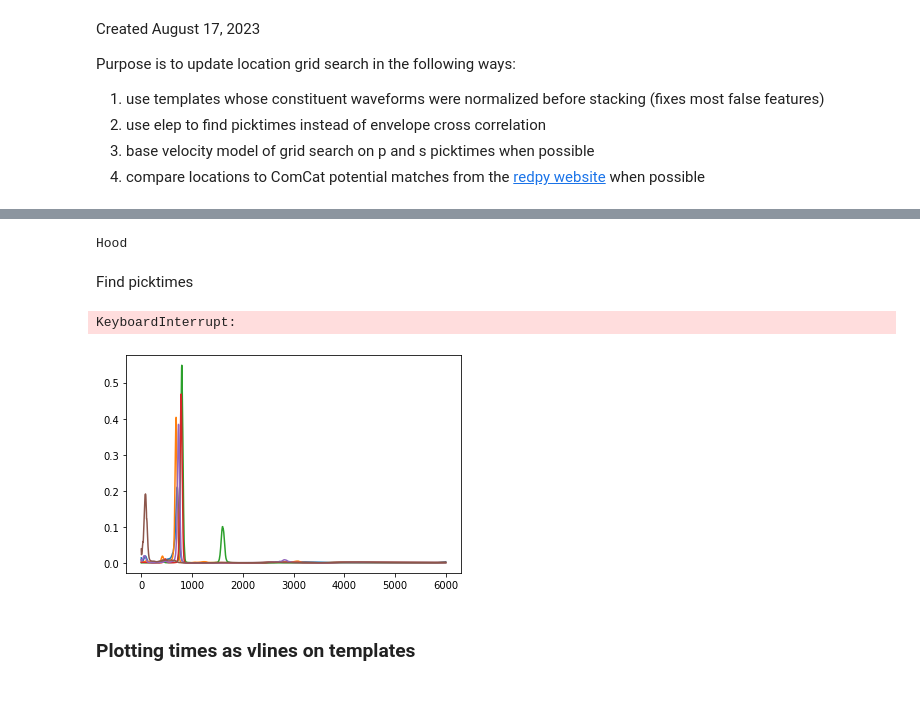
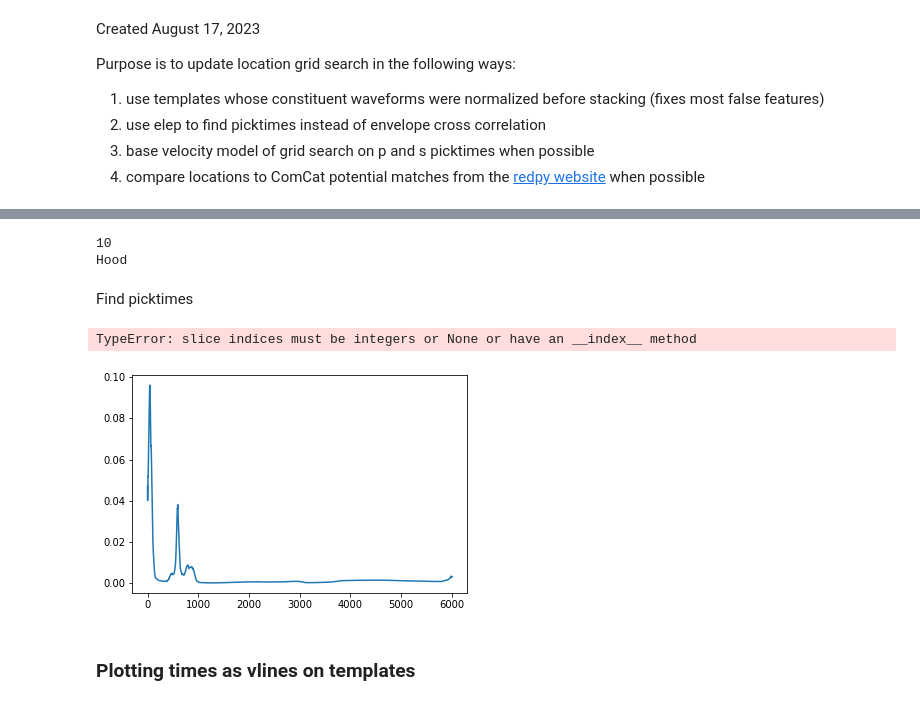
Before and after one commit to Denolle-Lab/expand_redpy, a Jupyter notebook: notebooks/updated_template_locations.ipynb, the cells around one changed output, grey strips where cells are left out. Drawn from its saved outputs; the diff is of its cells as text; code cells hidden in the pictures.

```diff
--- a/notebooks/updated_template_locations.ipynb
+++ b/notebooks/updated_template_locations.ipynb
@@ -71,9 +71,13 @@ volc_list_names = config['volc_list_names']
 
 vv = config['vv']
 
+istart = int(config['nlta'])
+print(istart)
+
 
 print(volc_list_names[vv])
 # %% [output]
+10
 Hood
 # %%
 volc_md = pd.read_csv(readdir+'Volcano_Metadata.csv')
@@ -198,6 +202,7 @@ with open(csv_name, 'w', newline='') as file:
 # %%
 ### PULL IN TEMPLATES ###
-cl_trange = trange(max(clid), desc="Finding picktimes for each cluster", leave=True)
+# cl_trange = trange(max(clid), desc="Finding picktimes for each cluster", leave=True)
+cl_trange=range(13,max(clid))
 for cl in cl_trange:
 #     print('------') #print a divider
 #     print("cluster:",str(cl).zfill(cllen)) #print the cluster ID
@@ -208,7 +213,8 @@ for cl in cl_trange:
 
     stopwatch0=time() #note the time
 
-    s_trange = trange(len(v), desc=f"Finding picktimes for each station at cluster {cl}", leave=True)
+    s_trange = trange(len(v), desc=f"Finding picktimes for each station at cluster {cl}", leave=True) #has a progress bar
+#     s_trange = range(0,len(v)) #no progress bar
     for s in s_trange: #loop through stations that have a template for this cluster
         net, sta =  v[s].split('.') #add specific network per station
 
@@ -231,40 +237,63 @@ for cl in cl_trange:
 #                 t_trace.plot(); #plot trace after preparation
 
 
                 ### FIND PICKS! ###
 
                 #picking params
                 evt_data = Stream(traces=[t_trace])
                 sta_available = [sta]
                 list_models = list_models
                 twin = len(t_trace)-1
 
 
                 dt = 1/fs; fs = fs
                 nfqs = 5
                 nt = 6000; nc = 3
+                istart = istart
+                iend = len(wave)-1
                 fq_list = make_LogFq(fqmin, fqmax, dt, nfqs)
                 coeff_HP, coeff_LP = rec_filter_coeff(fq_list, dt)
                 MBF_paras = {'f_min':fqmin, 'f_max':fqmax, 'nfqs':nfqs, 'frequencies':fq_list, 'CN_HP':coeff_HP, 'CN_LP':coeff_LP, \
                     'dt':dt, 'fs':fs, 'nt':nt, 'nc':nc, 'npoles': 2}
 
                 paras_semblance = {'dt':dt, 'semblance_order':2, 'window_flag':True,
                                    'semblance_win':0.5, 'weight_flag':'max'}
 
                 #find picktimes!
                 smb_peak,smb_peak_mbf = apply_mbf(evt_data, sta_available, \
-                list_models, MBF_paras, paras_semblance)
+                list_models, MBF_paras, paras_semblance, istart, iend)
+
+                temps_p.append([smb_peak[0], smb_peak_mbf[0]])
 
                 #append picks to csv
-                row = [net, sta, cl, t, smb_peak[0], smb_peak_mbf[0]]
-                with open(csv_name, 'a', newline='') as file:
-                    writer = csv.writer(file)
-                    writer.writerow(row)
-                    file.close()
+#                 row = [net, sta, cl, t, smb_peak[0], smb_peak_mbf[0]]
+#                 with open(csv_name, 'a', newline='') as file:
+#                     writer = csv.writer(file)
+#                     writer.writerow(row)
+#                     file.close()
+    ### PLOT ###
+    height = len(temps_w)
+    fig, ax0 = plt.subplots(figsize=(6,height))
+
+    yscale = 2 #how far to space waveforms from eachother
+    wavecolor = 'black'
+    for ww, wave in enumerate(temps_w):
+        ax0.plot(wave.data[:]/np.max(np.abs(wave.data))+yscale+(yscale*ww),color=wavecolor,linewidth=.5)
+        plt.vlines(x=temps_p[ww][0]*fs,ymin=(yscale+(yscale*ww))-(0.5*yscale),ymax=(yscale+(yscale*ww))+(0.5*yscale),color='red')
+        plt.vlines(x=temps_p[ww][1]*fs,ymin=(yscale+(yscale*ww))-(0.5*yscale),ymax=(yscale+(yscale*ww))+(0.5*yscale),color='blue')
+    plt.vlines(x=10*fs,ymin=0,ymax=(yscale+(yscale*ww))+(0.5*yscale),color='gray',linestyle='dashed')
+    #RED is smb
+    #BLUE is mbf
+    #GRAY is the 10 second mark/end noise window for SNR
+
+    ax0.tick_params(axis='y', which='both',left=False,labelleft=False)
 
 
-#         break
-#     break
+    fig.suptitle(f'Cluster {cl} on {volc_list_names[vv]}')
+    fig.set_tight_layout(True)
+    plt.show()
+    plt.close()
+    break
 # %% [output]
-KeyboardInterrupt:
+TypeError: slice indices must be integers or None or have an __index__ method
-[figure, old version]
+[figure, new version]
```
Also changed, not shown: parts of 9 cells of this notebook, 1 other file.
